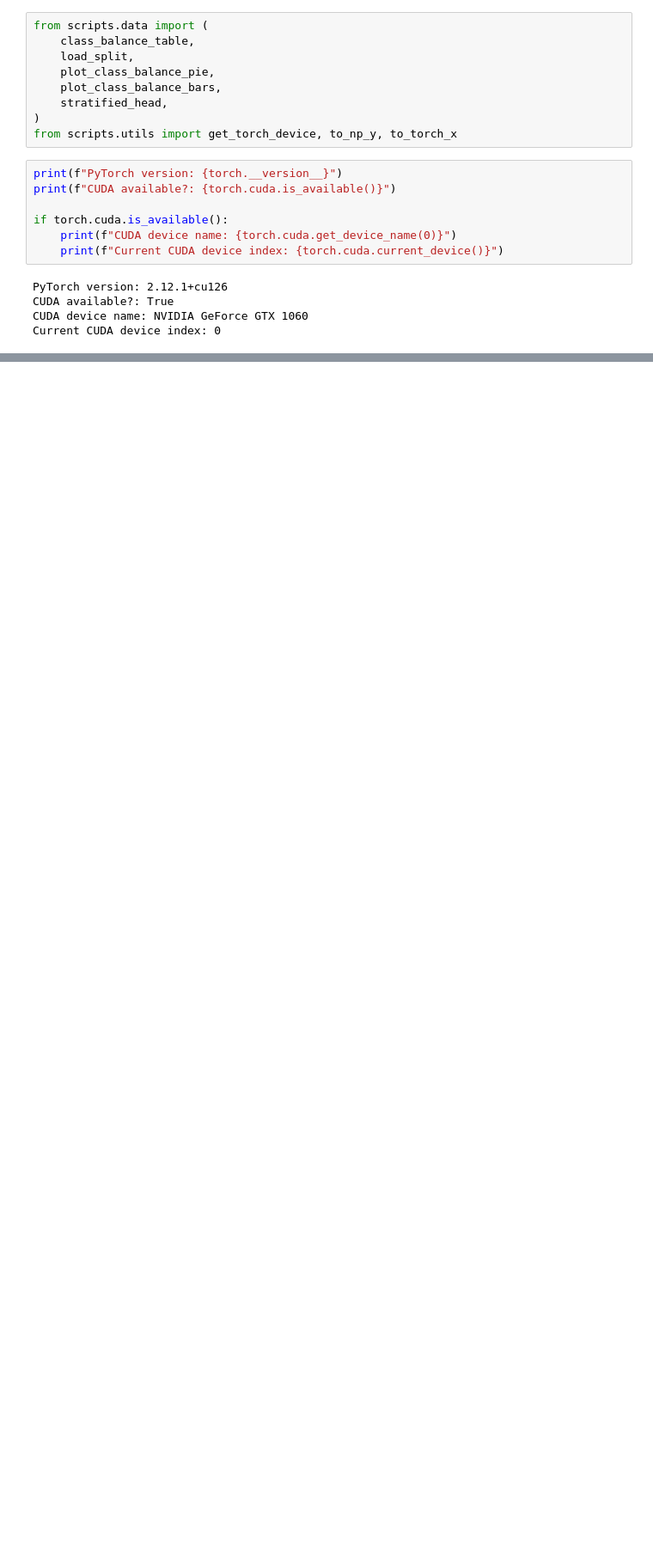
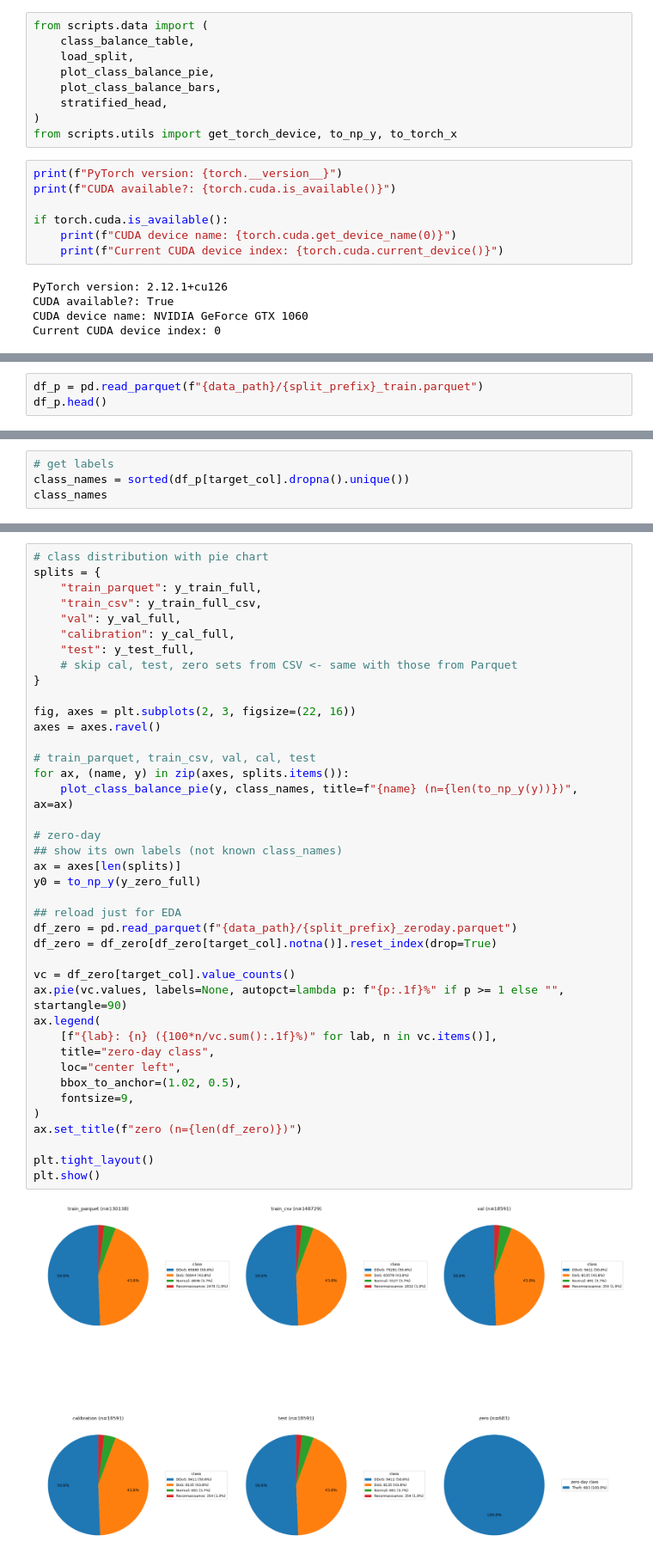
Before and after one commit to lawun330/quantum-sentinel, a Jupyter notebook: eda.ipynb, the cells around one changed output, grey strips where cells are left out. Shown at 86% size. Saved outputs shown, nothing was run; the diff lists cells and outputs as text; blank space fills up the shorter version.

```diff
--- a/eda.ipynb
+++ b/eda.ipynb
@@ -361,0 +57,3 @@ plt.show()
+# %%
+df_p = pd.read_parquet(f"{data_path}/{split_prefix}_train.parquet")
+df_p.head()
@@ -361,0 +115,4 @@ plt.show()
+# %%
+# get labels
+class_names = sorted(df_p[target_col].dropna().unique())
+class_names
@@ -361,0 +231,42 @@ plt.show()
+# %%
+# class distribution with pie chart
+splits = {
+    "train_parquet": y_train_full,
+    "train_csv": y_train_full_csv,
+    "val": y_val_full,
+    "calibration": y_cal_full,
+    "test": y_test_full,
+    # skip cal, test, zero sets from CSV <- same with those from Parquet
+}
+
+fig, axes = plt.subplots(2, 3, figsize=(22, 16))
+axes = axes.ravel()
+
+# train_parquet, train_csv, val, cal, test
+for ax, (name, y) in zip(axes, splits.items()):
+    plot_class_balance_pie(y, class_names, title=f"{name} (n={len(to_np_y(y))})", ax=ax)
+
+# zero-day
+## show its own labels (not known class_names)
+ax = axes[len(splits)]
+y0 = to_np_y(y_zero_full)
+
+## reload just for EDA
+df_zero = pd.read_parquet(f"{data_path}/{split_prefix}_zeroday.parquet")
+df_zero = df_zero[df_zero[target_col].notna()].reset_index(drop=True)
+
+vc = df_zero[target_col].value_counts()
+ax.pie(vc.values, labels=None, autopct=lambda p: f"{p:.1f}%" if p >= 1 else "", startangle=90)
+ax.legend(
+    [f"{lab}: {n} ({100*n/vc.sum():.1f}%)" for lab, n in vc.items()],
+    title="zero-day class",
+    loc="center left",
+    bbox_to_anchor=(1.02, 0.5),
+    fontsize=9,
+)
+ax.set_title(f"zero (n={len(df_zero)})")
+
+plt.tight_layout()
+plt.show()
+# %% [output]
+[figure, added]
```
Also changed, not shown: parts of 73 cells of this notebook, 8 other files.
